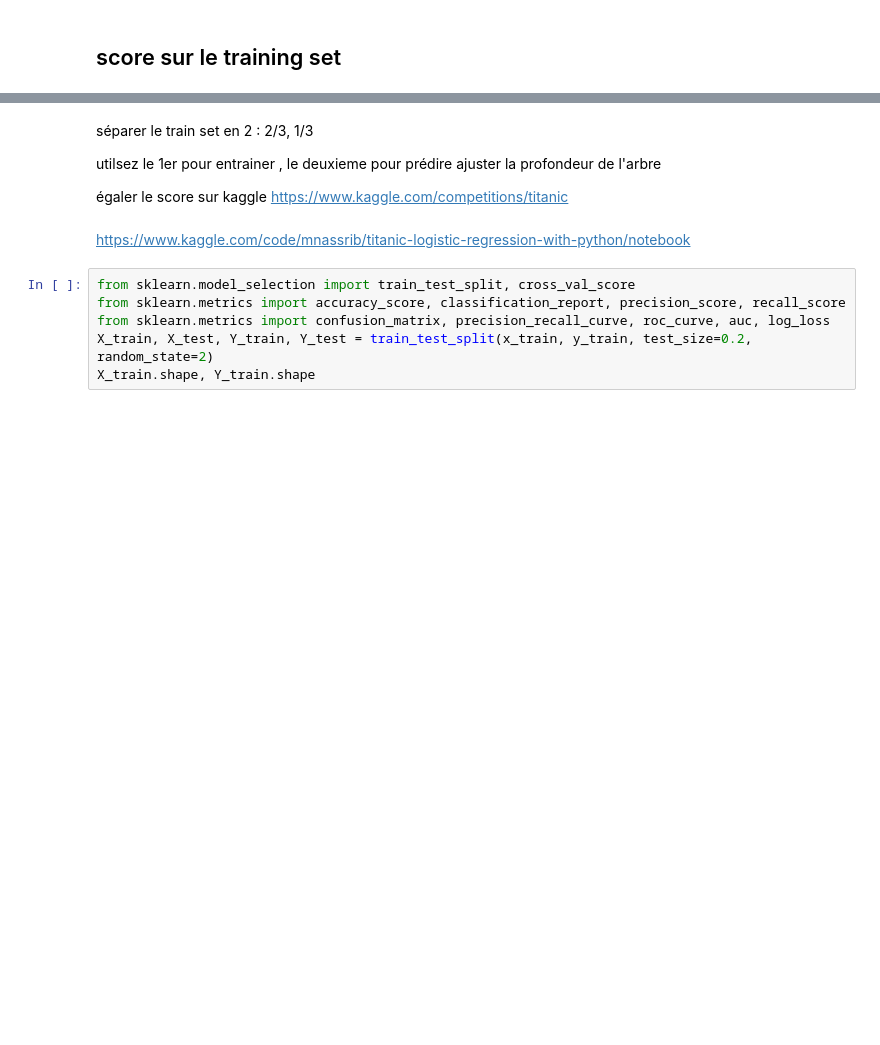
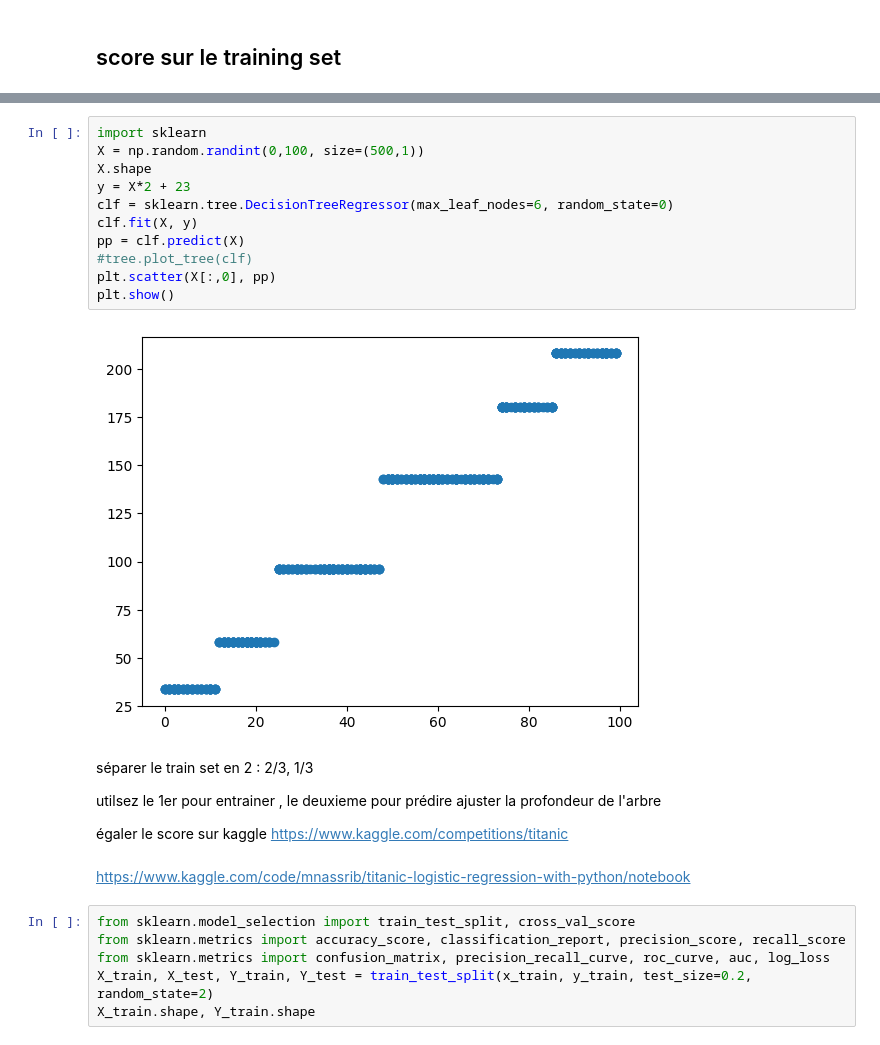
Before and after one commit to louis-chevallier/scikit-exercises, a Jupyter notebook: git/titanic.ipynb, the cells around one changed output, grey strips where cells are left out. Drawn from its saved outputs; the diff is of its cells as text; blank space fills up the shorter version.

```diff
--- a/git/titanic.ipynb
+++ b/git/titanic.ipynb
@@ -201,3 +230,16 @@ plt.show()
+# %%
+import sklearn
+X = np.random.randint(0,100, size=(500,1))
+X.shape
+y = X*2 + 23
+clf = sklearn.tree.DecisionTreeRegressor(max_leaf_nodes=6, random_state=0)
+clf.fit(X, y)
+pp = clf.predict(X)
+#tree.plot_tree(clf)
+plt.scatter(X[:,0], pp)
+plt.show()
+# %% [output]
+[figure, added]
 # %% [markdown]
 séparer le train set en 2 : 2/3, 1/3
 
```
Also changed, not shown: parts of 11 cells of this notebook, 4 other files.
